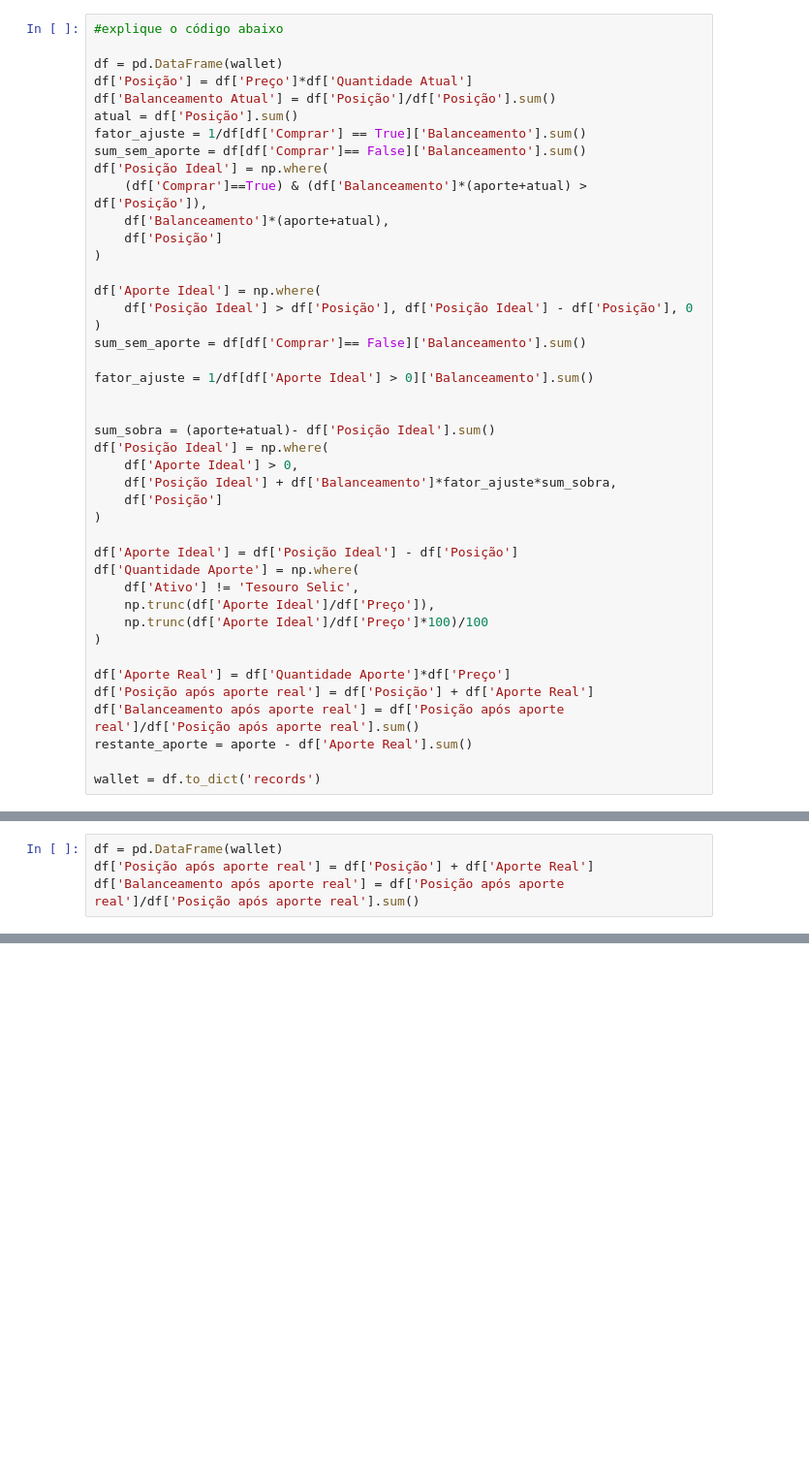
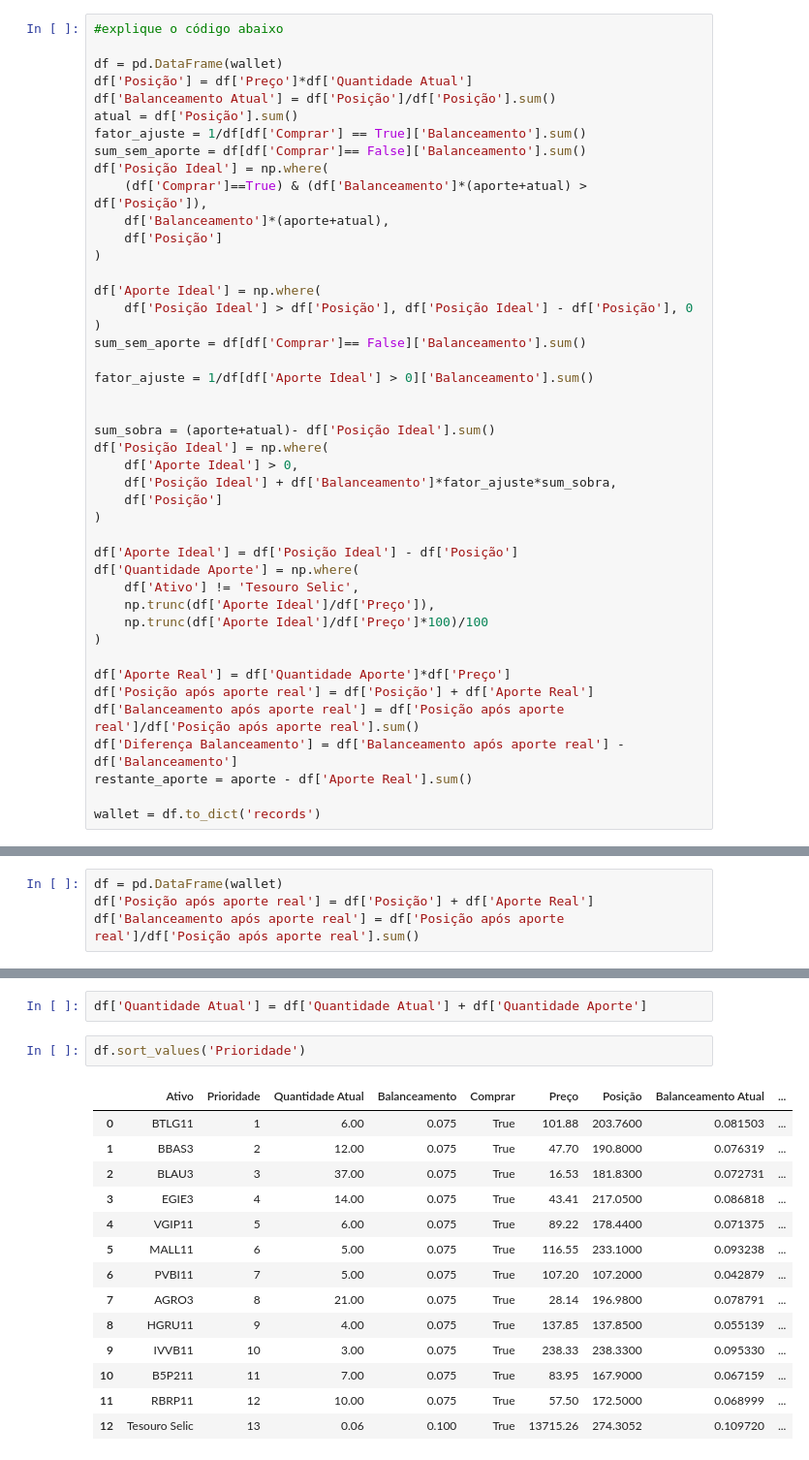
Before and after one commit to leossantos/kotizoj, a Jupyter notebook: Untitled-1.ipynb, the cells around one changed output, grey strips where cells are left out. Shown at 97% size. Cells and saved outputs as stored; diff of their text form; blank space fills up the shorter version.

```diff
--- a/Untitled-1.ipynb
+++ b/Untitled-1.ipynb
@@ -147,6 +147,7 @@ df['Quantidade Aporte'] = np.where(
 df['Aporte Real'] = df['Quantidade Aporte']*df['Preço']
 df['Posição após aporte real'] = df['Posição'] + df['Aporte Real']
 df['Balanceamento após aporte real'] = df['Posição após aporte real']/df['Posição após aporte real'].sum()
+df['Diferença Balanceamento'] = df['Balanceamento após aporte real'] - df['Balanceamento']
 restante_aporte = aporte - df['Aporte Real'].sum()
 
 wallet = df.to_dict('records')
@@ -234,0 +299,19 @@ df.sort_values('Prioridade')
+# %%
+df['Quantidade Atual'] = df['Quantidade Atual'] + df['Quantidade Aporte']
+# %%
+df.sort_values('Prioridade')
+# %% [output]
+|  | Ativo | Prioridade | Quantidade Atual | Balanceamento | Comprar | Preço | Posição | Balanceamento Atual | ... |
+| 0 | BTLG11 | 1 | 6.00 | 0.075 | True | 101.88 | 203.7600 | 0.081503 | ... |
+| 1 | BBAS3 | 2 | 12.00 | 0.075 | True | 47.70 | 190.8000 | 0.076319 | ... |
+| 2 | BLAU3 | 3 | 37.00 | 0.075 | True | 16.53 | 181.8300 | 0.072731 | ... |
+| 3 | EGIE3 | 4 | 14.00 | 0.075 | True | 43.41 | 217.0500 | 0.086818 | ... |
+| 4 | VGIP11 | 5 | 6.00 | 0.075 | True | 89.22 | 178.4400 | 0.071375 | ... |
+| 5 | MALL11 | 6 | 5.00 | 0.075 | True | 116.55 | 233.1000 | 0.093238 | ... |
+| 6 | PVBI11 | 7 | 5.00 | 0.075 | True | 107.20 | 107.2000 | 0.042879 | ... |
+| 7 | AGRO3 | 8 | 21.00 | 0.075 | True | 28.14 | 196.9800 | 0.078791 | ... |
+| 8 | HGRU11 | 9 | 4.00 | 0.075 | True | 137.85 | 137.8500 | 0.055139 | ... |
+| 9 | IVVB11 | 10 | 3.00 | 0.075 | True | 238.33 | 238.3300 | 0.095330 | ... |
+| 10 | B5P211 | 11 | 7.00 | 0.075 | True | 83.95 | 167.9000 | 0.067159 | ... |
+| 11 | RBRP11 | 12 | 10.00 | 0.075 | True | 57.50 | 172.5000 | 0.068999 | ... |
+| 12 | Tesouro Selic | 13 | 0.06 | 0.100 | True | 13715.26 | 274.3052 | 0.109720 | ... |
```
Also changed, not shown: parts of 6 cells of this notebook.
